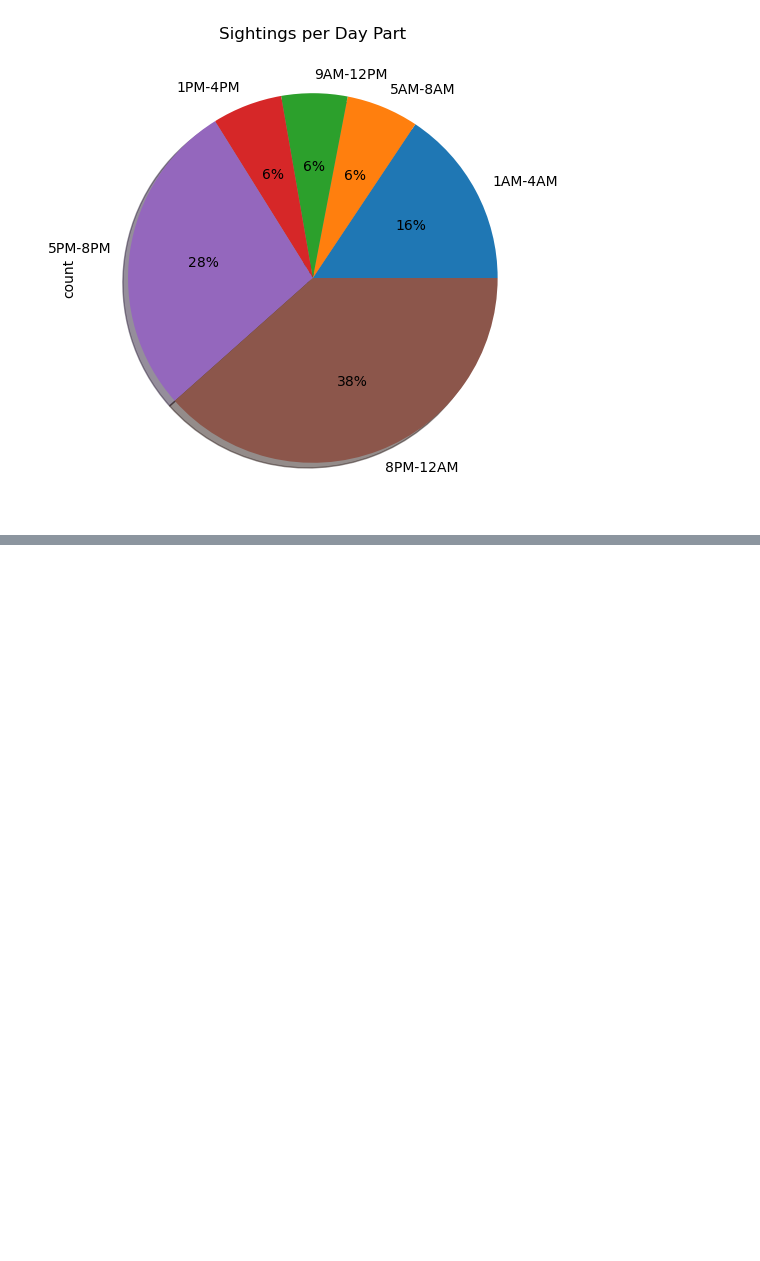
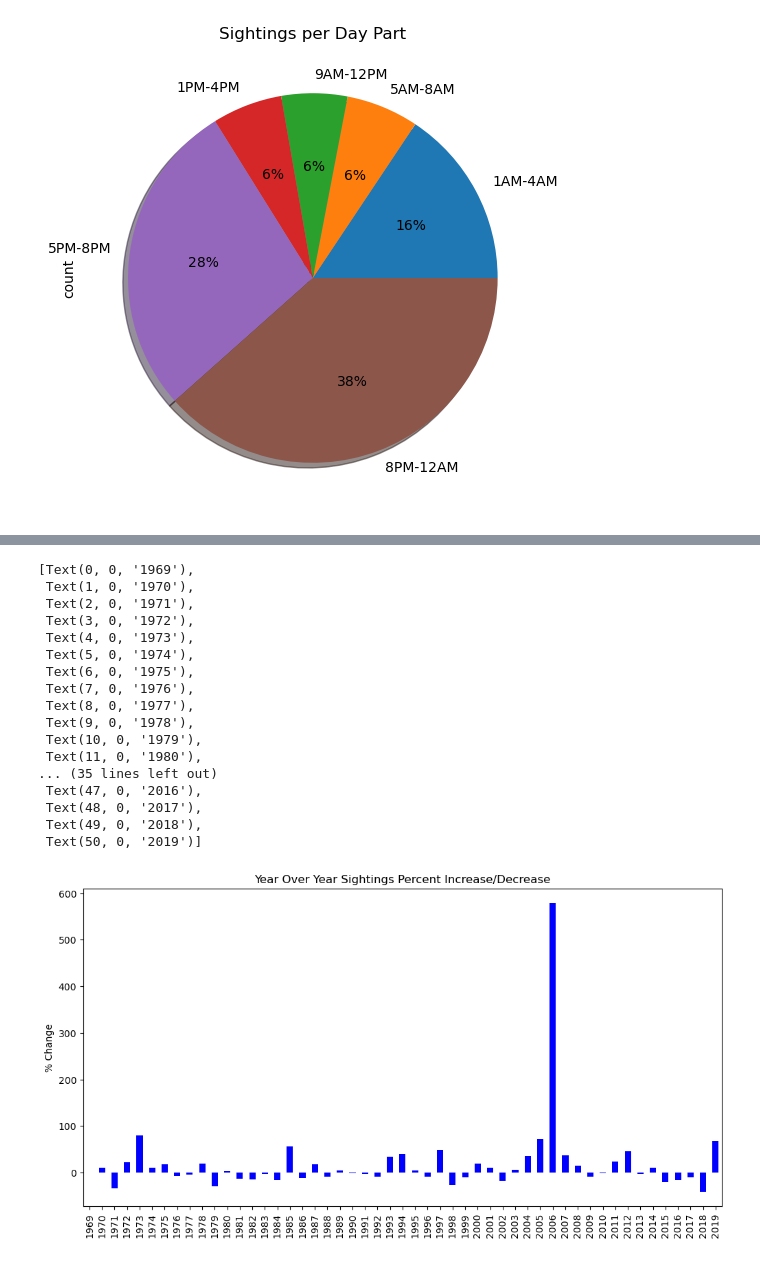
Before and after one commit to s-ellingwood/project-1, a Jupyter notebook: sightings_over_time-Chart.ipynb, the cells around one changed output, grey strips where cells are left out. Saved outputs shown, nothing was run; the diff lists cells and outputs as text; code cells hidden in the pictures; blank space fills up the shorter version.

```diff
--- a/sightings_over_time-Chart.ipynb
+++ b/sightings_over_time-Chart.ipynb
@@ -110,3 +110,9 @@ time_data['day parts'].value_counts().sort_index().plot(kind='pie',
 # %% [output]
 <Axes: title={'center': 'Sightings per Day Part'}, ylabel='count'>
 [figure]
+# %%
+year_data = time_data.groupby(by ='year').count()
+year_data = year_data[['Unnamed: 0']]
+year_data = year_data.rename(columns={'Unnamed: 0':'count'})
+year_data.reset_index(level='year', inplace = True)
+year_data.head()
@@ -112,0 +126,9 @@ time_data['day parts'].value_counts().sort_index().plot(kind='pie',
+# %%
+pct_changed = []
+
+for year in year_data.index:
+    newcount = year_data.iloc[year, 1]
+    oldcount = year_data.iloc[(year-1), 1]
+    pct_changed.append(round(((newcount-oldcount)/oldcount)*100,2))
+pct_changed[0] = 0
+print(len(pct_changed))
@@ -112,0 +137,3 @@ time_data['day parts'].value_counts().sort_index().plot(kind='pie',
+# %%
+year_data['percent change'] = pct_changed
+year_data.head()
@@ -112,0 +153,3 @@ time_data['day parts'].value_counts().sort_index().plot(kind='pie',
+# %%
+year_data.set_index('year')
+year_data.head()
@@ -112,0 +163,25 @@ time_data['day parts'].value_counts().sort_index().plot(kind='pie',
+# %%
+ax = year_data['percent change'].plot(kind='bar', color='blue',
+                                                   ylabel='% Change',
+                                                   title='Year Over Year Sightings Percent Increase/Decrease',
+                                                   figsize=(12,6))
+ax.set_xticklabels(year_data['year'])
+# %% [output]
+[Text(0, 0, '1969'),
+ Text(1, 0, '1970'),
+ Text(2, 0, '1971'),
+ Text(3, 0, '1972'),
+ Text(4, 0, '1973'),
+ Text(5, 0, '1974'),
+ Text(6, 0, '1975'),
+ Text(7, 0, '1976'),
+ Text(8, 0, '1977'),
+ Text(9, 0, '1978'),
+ Text(10, 0, '1979'),
+ Text(11, 0, '1980'),
+... (35 lines left out)
+ Text(47, 0, '2016'),
+ Text(48, 0, '2017'),
+ Text(49, 0, '2018'),
+ Text(50, 0, '2019')]
+[figure, added]
```
Also changed, not shown: parts of 5 cells of this notebook.
